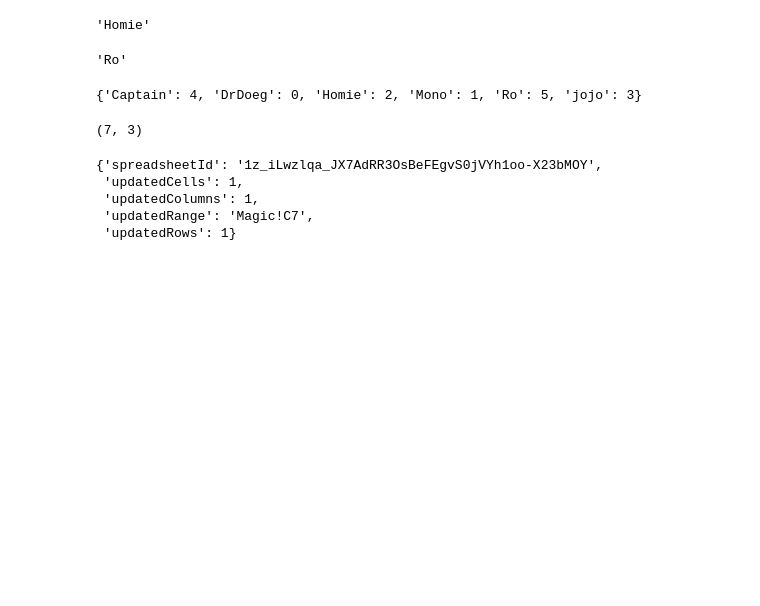
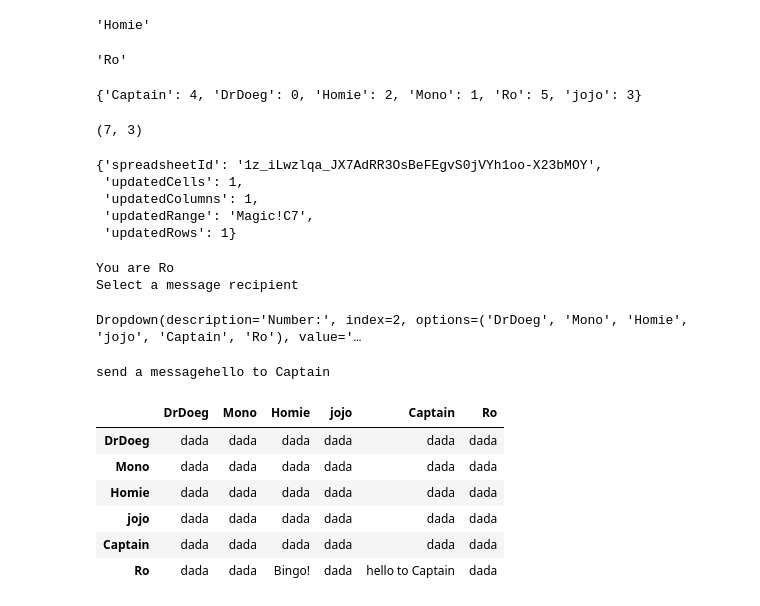
Before and after one commit to ProfDoeg/Colegio_Invisible, a Jupyter notebook: 04_cuaderno.ipynb, the cells around one changed output. Cells and saved outputs as stored; diff of their text form; code cells hidden in the pictures; blank space fills up the shorter version.

```diff
--- a/04_cuaderno.ipynb
+++ b/04_cuaderno.ipynb
@@ -267,3 +268,27 @@ sheet1.update_cell(*write_cell, 'Bingo!')
  'updatedColumns': 1,
  'updatedRange': 'Magic!C7',
  'updatedRows': 1}
+# %%
+print(f'You are {my_name}')
+print('Select a message recipient')
+w
+# %% [output]
+You are Ro
+Select a message recipient
+Dropdown(description='Number:', index=2, options=('DrDoeg', 'Mono', 'Homie', 'jojo', 'Captain', 'Ro'), value='…
+# %%
+message=input('send a message')
+write_cell=(p_dict[my_name]+2,p_dict[w.value]+1)
+sheet1.update_cell(*write_cell, message)
+dataframe1 = pd.DataFrame(sheet1.get_all_records())
+dataframe1.index=dataframe1.columns
+dataframe1
+# %% [output]
+send a messagehello to Captain
+|  | DrDoeg | Mono | Homie | jojo | Captain | Ro |
+| DrDoeg | dada | dada | dada | dada | dada | dada |
+| Mono | dada | dada | dada | dada | dada | dada |
+| Homie | dada | dada | dada | dada | dada | dada |
+| jojo | dada | dada | dada | dada | dada | dada |
+| Captain | dada | dada | dada | dada | dada | dada |
+| Ro | dada | dada | Bingo! | dada | hello to Captain | dada |
```
Also changed, not shown: parts of 1 cell of this notebook.
